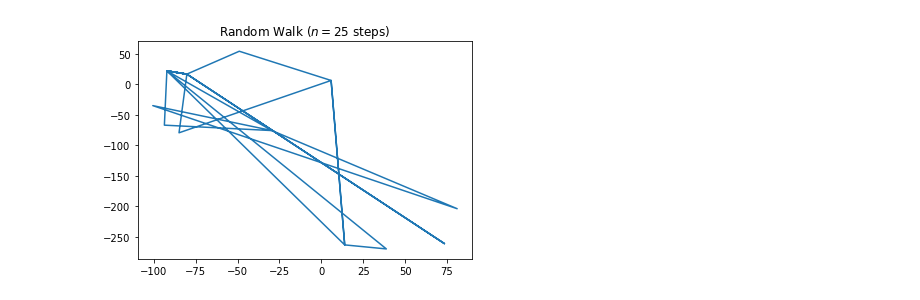
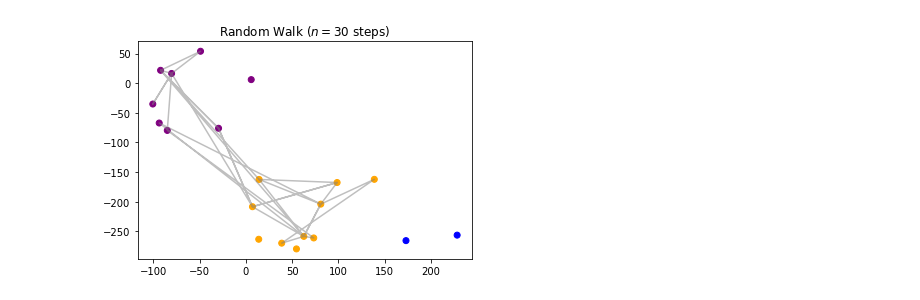
Before and after one commit to biyonka/malarialnetworks, a Jupyter notebook: randomwalk.ipynb, the cells around one changed output. Saved outputs shown, nothing was run; the diff lists cells and outputs as text; code cells hidden in the pictures.

Commit message:
prettified random walker

```diff
--- a/randomwalk.ipynb
+++ b/randomwalk.ipynb
@@ -93,4 +100,0 @@ cluster2 = sites_w_clusters.loc[sites_w_clusters['clusters'] == 2]
-# %%
-comm_coords = coords.iloc[list(cluster1["site"]), ]
-to_transitions = transitions.loc[val, ]
-coords
@@ -115,39 +101,37 @@ coords
 # %%
 # defining the number of steps
-n = 25
+n = 30
 
 #creating two array for containing x and y coordinate
 #of size equals to the number of size and filled up with 0's
 x = numpy.zeros(n)
 y = numpy.zeros(n)
+cluster = []
+# Adapted code from: https://www.geeksforgeeks.org/random-walk-implementation-python/
 
-# filling the coordinates with random variables
-#randomly pick starting node and coordinate from transitions
-#set that as current in x and y
-#get list of nodes that you can jump to with transition probs
-#randomly select one based on those transition probs
-#add to x and y and set as new current
-#repeat above
-
-#randomly pick starting node and coordinate from transitions
+#randomly pick starting node
 val = random.randint(0, 20)
 #set that as current in x and y
-#coords lables starting from 1, transitions starting from 0
-#I'm picking val based on the transitions labelling
 x[0] = coords.loc[val, ][0]
 y[0] = coords.loc[val, ][1]
+cluster.append(sites_w_clusters.loc[val,][0])
 for i in range(1, n):
     #get list of transitions that you can jump to with transition probs
     to_transitions = transitions.loc[val, ]
     to_nodes = np.array(to_transitions.index)
+    #pick next value based on this probability distribution
     new_val = np.random.choice(to_nodes, p=list(to_transitions))
     x[i] = coords.loc[new_val, ][0]
     y[i] = coords.loc[new_val, ][1]
+    cluster.append(sites_w_clusters.loc[new_val,][0])
     val = new_val
 
 pylab.title("Random Walk ($n = " + str(n) + "$ steps)")
-pylab.plot(x, y)
+colors = ['orange','purple', 'blue']
+pylab.scatter(np.array(coords["X"]),np.array(coords["Y"]), marker = "o", c=coords_w_clusters['clusters'], cmap=matplotlib.colors.ListedColormap(colors))
+pylab.plot(x, y, color="grey", alpha=0.5)
+
 #pylab.savefig("rand_walk"+str(n)+".png",bbox_inches="tight",dpi=600)
 pylab.show()
 # %% [output]
-[figure, old version]
+[figure, new version]
```
Also changed, not shown: parts of 3 cells of this notebook.
